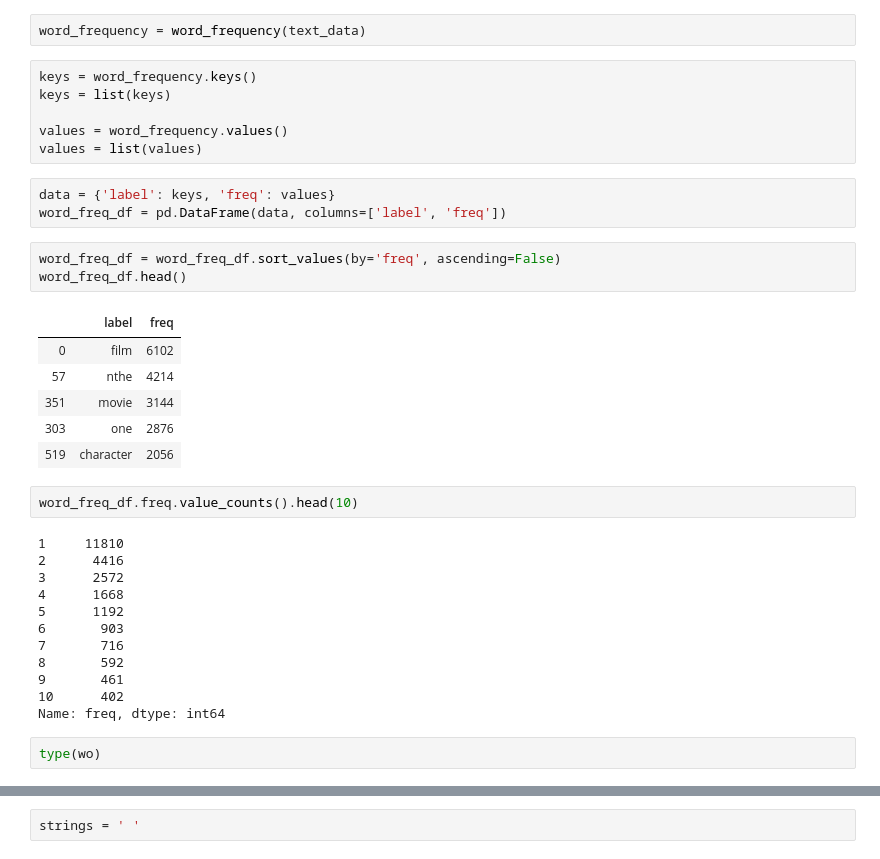
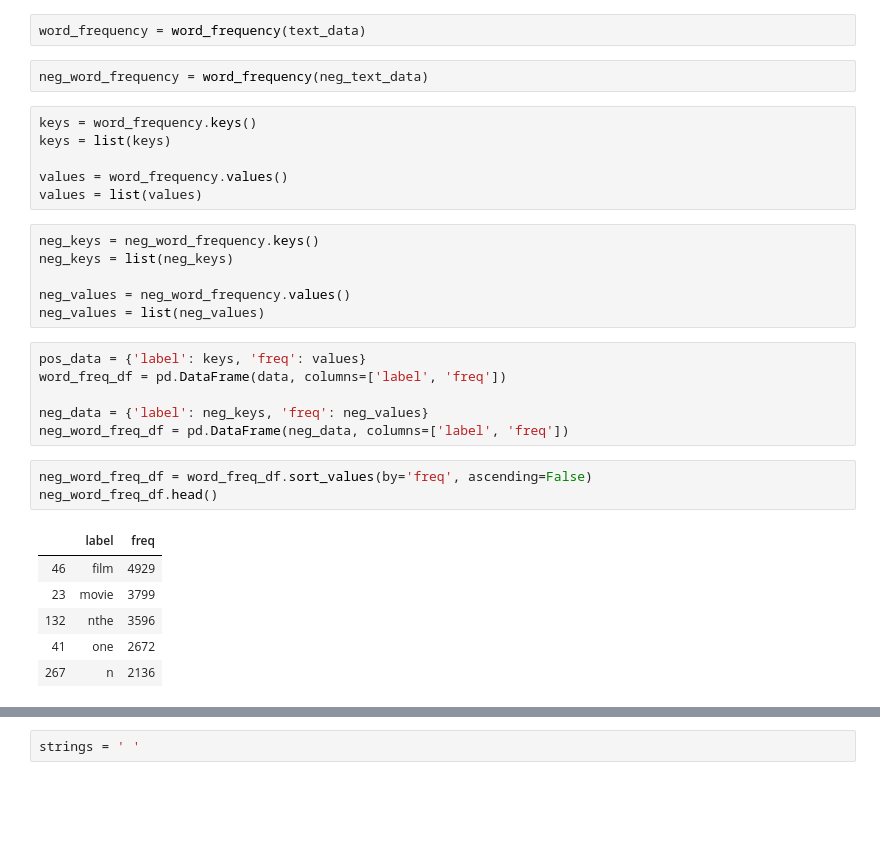
Before and after one commit to Abhiram1214/capstone_project1, a Jupyter notebook: sentiment_analysis/project_code.ipynb, the cells around one changed output, grey strips where cells are left out. Cells and saved outputs as stored; diff of their text form; blank space fills up the shorter version.

```diff
--- a/sentiment_analysis/project_code.ipynb
+++ b/sentiment_analysis/project_code.ipynb
@@ -71,38 +96,33 @@ def word_frequency(text):
     return word_count
 # %%
 word_frequency = word_frequency(text_data)
+# %%
+neg_word_frequency = word_frequency(neg_text_data)
 # %%
 keys = word_frequency.keys()
 keys = list(keys)
 
 values = word_frequency.values()
 values = list(values)
+# %%
+neg_keys = neg_word_frequency.keys()
+neg_keys = list(neg_keys)
+
+neg_values = neg_word_frequency.values()
+neg_values = list(neg_values)
 # %%
-data = {'label': keys, 'freq': values}
+pos_data = {'label': keys, 'freq': values}
 word_freq_df = pd.DataFrame(data, columns=['label', 'freq'])
+
+neg_data = {'label': neg_keys, 'freq': neg_values}
+neg_word_freq_df = pd.DataFrame(neg_data, columns=['label', 'freq'])
 # %%
-word_freq_df = word_freq_df.sort_values(by='freq', ascending=False)
-word_freq_df.head()
+neg_word_freq_df = word_freq_df.sort_values(by='freq', ascending=False)
+neg_word_freq_df.head()
 # %% [output]
 |  | label | freq |
-| 0 | film | 6102 |
-| 57 | nthe | 4214 |
-| 351 | movie | 3144 |
-| 303 | one | 2876 |
-| 519 | character | 2056 |
+| 46 | film | 4929 |
+| 23 | movie | 3799 |
+| 132 | nthe | 3596 |
+| 41 | one | 2672 |
+| 267 | n | 2136 |
-# %%
-word_freq_df.freq.value_counts().head(10)
-# %% [output]
-1     11810
-2      4416
-3      2572
-4      1668
-5      1192
-6       903
-7       716
-8       592
-9       461
-10      402
-Name: freq, dtype: int64
-# %%
-type(wo)
```
Also changed, not shown: parts of 50 cells of this notebook, 4 other files.
